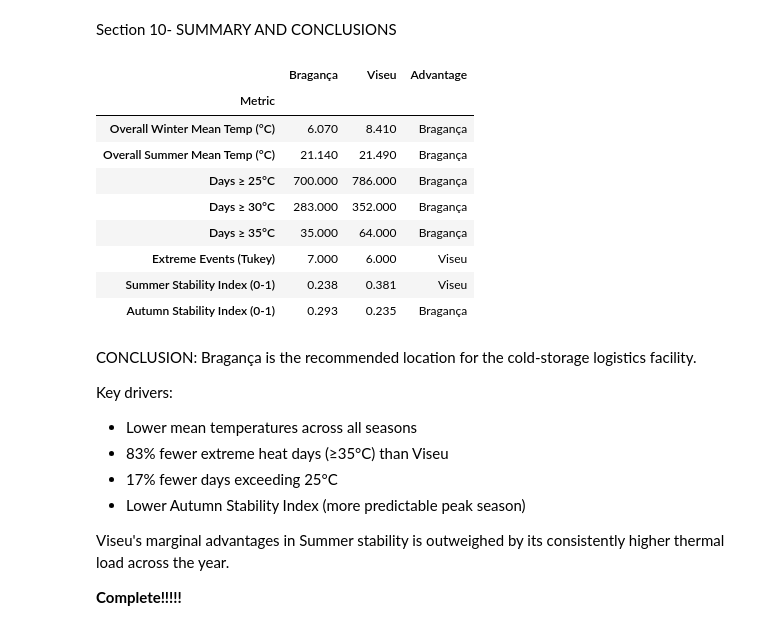
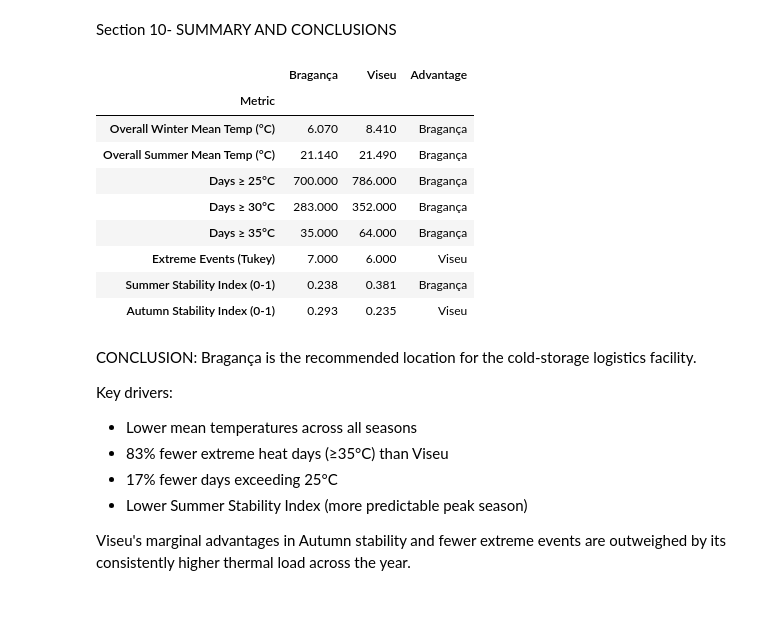
Before and after one commit to mzhd10/Cold-Climate-Logistics-Project, a Jupyter notebook: BRAGANCA_VISEU_Analysis.ipynb, the cells around one changed output. Cells and saved outputs as stored; diff of their text form; code cells hidden in the pictures.

```diff
--- a/BRAGANCA_VISEU_Analysis.ipynb
+++ b/BRAGANCA_VISEU_Analysis.ipynb
@@ -80,7 +78,7 @@ def assign_season(month):
         return 'Spring'
     elif month in [6, 7, 8]:
         return 'Summer'
-    elif month in [9, 10, 11]:
+    else:
         return 'Autumn'
 
 season_order = ['Winter', 'Spring', 'Summer', 'Autumn']
@@ -609,38 +583,64 @@ analyse_deviations(vi_clean, "VISEU — POSITIVE DEVIATIONS")
 # %% [markdown]
 Section 10- SUMMARY AND CONCLUSIONS
 # %%
-conclusions = {
-    'Metric'                        : [
-        'Overall Winter Mean Temp (°C)',
-        'Overall Summer Mean Temp (°C)',
-        'Days ≥ 25°C',
-        'Days ≥ 30°C',
-        'Days ≥ 35°C',
-        'Extreme Events (Tukey)',
+#get seasonal mean temperatures:
+br_winter_mean=br_mean_m.loc('Overall', 'Winter')
+vi_winter_mean=vi_mean_m.loc('Overall', 'Winter')
+br_summer_mean=br_mean_m.loc('Overall', 'Summer')
+vi_summer_mean=br_mean_m.loc('Overall', 'Summer')
+
+#get hot day frequencies:
+def get_hot_freq(df):
+    return{
+        25: (df['temperature_2m_max'] >= 25).sum(),
+        30: (df['temperature_2m_max'] >= 30).sum(),
+        35: (df['temperature_2m_max'] >= 35).sum()
+    }
+br_hot = get_hot_freq(br_clean)
+vi_hot = get_hot_freq(vi_clean)
+
+#get extreme counts:
+br_ext_count=len(br_extreme)
+vi_ext_count=len(vi_extreme)
+
+#stabulity index:
+br_summer_stab=br_stability.loc['Summer', 'Stability_Index (0-1)']
+br_autumn_stab=br_stability.loc['Autumn', 'Stability_Index (0-1)']
+vi_summer_stab=vi_stability.loc['Summer', 'Stability_Index (0-1)']
+vi_autumn_stab=vi_stability.loc['Autumn', 'Stability_Index (0-1)']
+
+
+#making conclusions:
+summary_df=pd.DataFrame({
+    'Metric':[
+        'Overall Winter Mean Temp (°C):',
+        'Overall Summer Mean Temp (°C):',
+        'Days>=25°C:',
+        'Days>=30°C:',
+        'Days>=35°C:',
+        'Extreme Events Count (IQR):',
         'Summer Stability Index (0-1)',
-        'Autumn Stability Index (0-1)',
+        'Autumn Stability Index (0-1)'
     ],
-    'Bragança' : [6.07,  21.14, 700, 283, 35,  7, 0.238, 0.293],
-    'Viseu'    : [8.41,  21.49, 786, 352, 64,  6, 0.381, 0.235],
-    'Advantage': [
-        'Bragança', 'Bragança', 'Bragança', 'Bragança', 'Bragança',
-        'Viseu', 'Viseu', 'Bragança'
+    'Braganca':[
+        br_winter_mean, br_summer_mean, br_hot[25], br_hot[30], br_hot[35], br_ext_count,
+        round(br_summer_stab, 3), round(br_autumn_stab, 3)
+    ],
+    'Viseu':[
+        vi_winter_mean, vi_summer_mean, vi_hot[25], vi_hot[30], vi_hot[35], vi_ext_count, round(vi_summer_stab, 3), round(vi_autumn_stab, 3)
     ]
-}
-
-summary_df = pd.DataFrame(conclusions).set_index('Metric')
-display(summary_df)
+}).set_index('Metric')
 # %% [output]
 |  | Bragança | Viseu | Advantage |
 | Metric |  |  |  |
 | Overall Winter Mean Temp (°C) | 6.070 | 8.410 | Bragança |
 | Overall Summer Mean Temp (°C) | 21.140 | 21.490 | Bragança |
 | Days ≥ 25°C | 700.000 | 786.000 | Bragança |
 | Days ≥ 30°C | 283.000 | 352.000 | Bragança |
 | Days ≥ 35°C | 35.000 | 64.000 | Bragança |
 | Extreme Events (Tukey) | 7.000 | 6.000 | Viseu |
-| Summer Stability Index (0-1) | 0.238 | 0.381 | Viseu |
-| Autumn Stability Index (0-1) | 0.293 | 0.235 | Bragança |
+| Summer Stability Index (0-1) | 0.238 | 0.381 | Bragança |
+| Autumn Stability Index (0-1) | 0.293 | 0.235 | Viseu |
 # %% [markdown]
 CONCLUSION:
 Bragança is the recommended location for the cold-storage logistics facility.
@@ -649,8 +649,6 @@ Key drivers:
   - Lower mean temperatures across all seasons
   - 83% fewer extreme heat days (≥35°C) than Viseu
   - 17% fewer days exceeding 25°C
-  - Lower Autumn Stability Index (more predictable peak season)
+  - Lower Summer Stability Index (more predictable peak season)
 
-Viseu's marginal advantages in Summer stability is outweighed by its consistently higher thermal load across the year.
-
-**Complete!!!!!**
+Viseu's marginal advantages in Autumn stability and fewer extreme events are outweighed by its consistently higher thermal load across the year.
```
Also changed, not shown: parts of 5 cells of this notebook.
